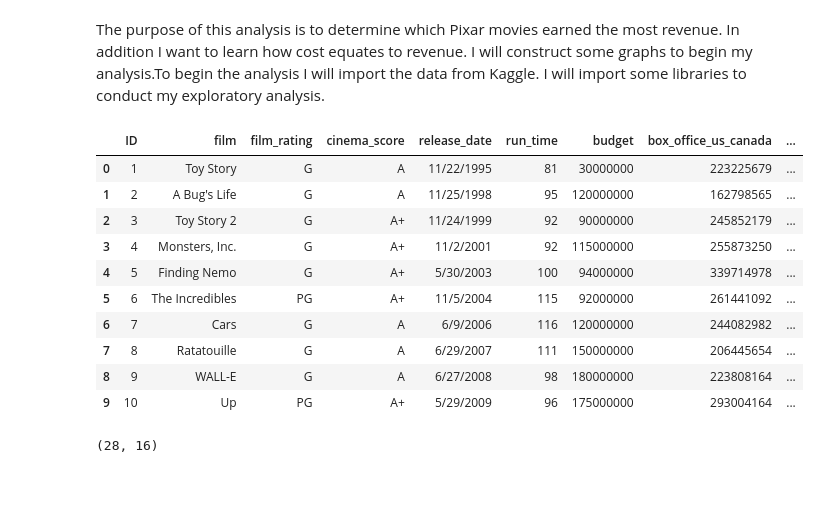
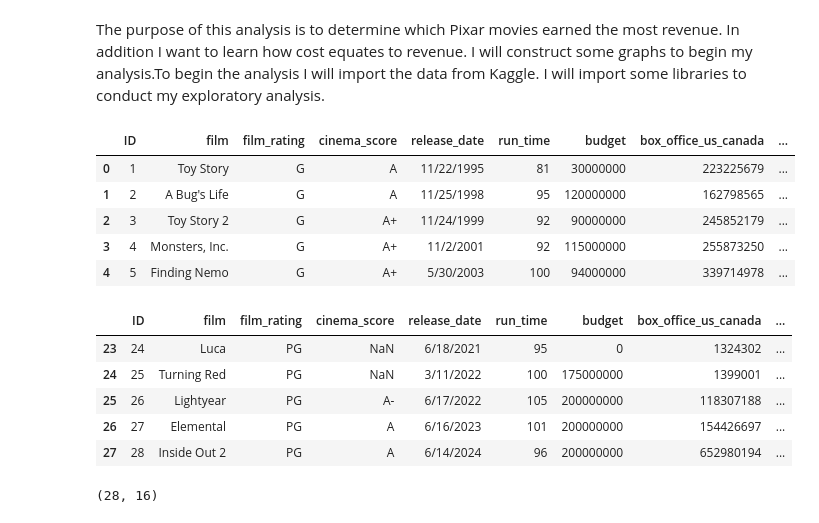
Before and after one commit to MWPerrineJr/data-mining, a Jupyter notebook: Week 2 Assignment.ipynb, the cells around one changed output. Saved outputs shown, nothing was run; the diff lists cells and outputs as text; code cells hidden in the pictures; blank space fills up the shorter version.

```diff
--- a/Week 2 Assignment.ipynb
+++ b/Week 2 Assignment.ipynb
@@ -21,19 +21,23 @@ import seaborn as sns
 pixar = pd.read_csv(r"C:\Users\mchlp\OneDrive\Documents\Data Mining\pixar_films new.csv")
 # %%
 # This code displays the first 10 rows
-pixar.head(10)
+pixar.head(5)
 # %% [output]
 |  | ID | film | film_rating | cinema_score | release_date | run_time | budget | box_office_us_canada | ... |
 | 0 | 1 | Toy Story | G | A | 11/22/1995 | 81 | 30000000 | 223225679 | ... |
 | 1 | 2 | A Bug's Life | G | A | 11/25/1998 | 95 | 120000000 | 162798565 | ... |
 | 2 | 3 | Toy Story 2 | G | A+ | 11/24/1999 | 92 | 90000000 | 245852179 | ... |
 | 3 | 4 | Monsters, Inc. | G | A+ | 11/2/2001 | 92 | 115000000 | 255873250 | ... |
 | 4 | 5 | Finding Nemo | G | A+ | 5/30/2003 | 100 | 94000000 | 339714978 | ... |
-| 5 | 6 | The Incredibles | PG | A+ | 11/5/2004 | 115 | 92000000 | 261441092 | ... |
-| 6 | 7 | Cars | G | A | 6/9/2006 | 116 | 120000000 | 244082982 | ... |
-| 7 | 8 | Ratatouille | G | A | 6/29/2007 | 111 | 150000000 | 206445654 | ... |
-| 8 | 9 | WALL-E | G | A | 6/27/2008 | 98 | 180000000 | 223808164 | ... |
-| 9 | 10 | Up | PG | A+ | 5/29/2009 | 96 | 175000000 | 293004164 | ... |
+# %%
+pixar.tail(5)
+# %% [output]
+|  | ID | film | film_rating | cinema_score | release_date | run_time | budget | box_office_us_canada | ... |
+| 23 | 24 | Luca | PG | NaN | 6/18/2021 | 95 | 0 | 1324302 | ... |
+| 24 | 25 | Turning Red | PG | NaN | 3/11/2022 | 100 | 175000000 | 1399001 | ... |
+| 25 | 26 | Lightyear | PG | A- | 6/17/2022 | 105 | 200000000 | 118307188 | ... |
+| 26 | 27 | Elemental | PG | A | 6/16/2023 | 101 | 200000000 | 154426697 | ... |
+| 27 | 28 | Inside Out 2 | PG | A | 6/14/2024 | 96 | 200000000 | 652980194 | ... |
 # %%
 # This code shows the number of rows and columns
 pixar.shape
```
Also changed, not shown: parts of 3 cells of this notebook.
